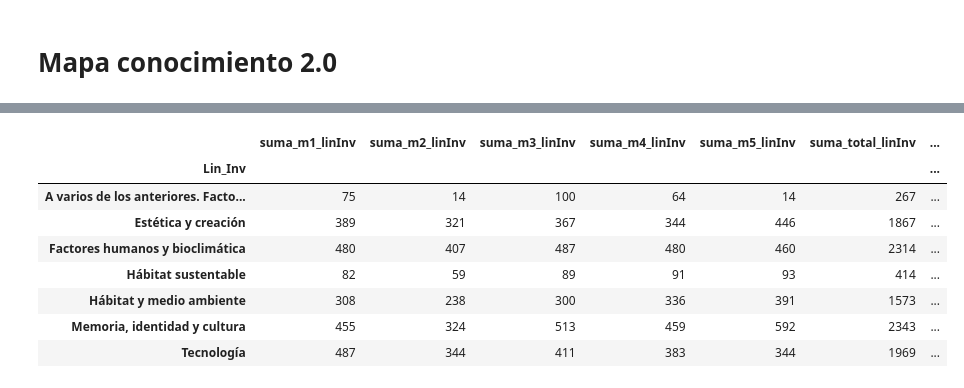
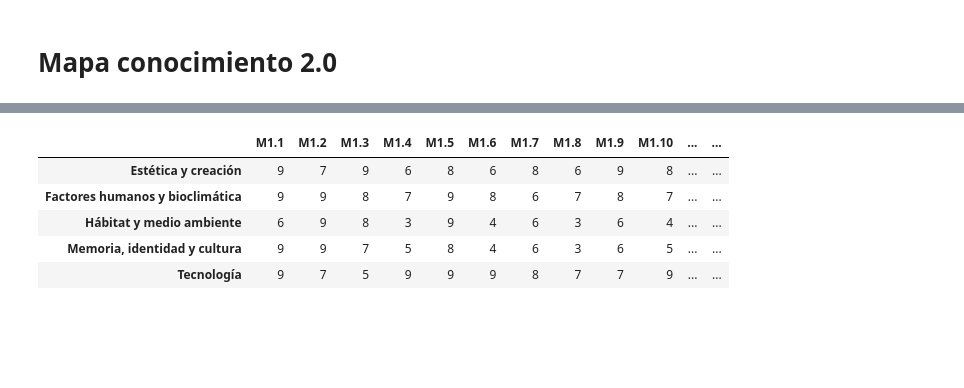
Before and after one commit to alejonaranjo83/mapa_conocimiento_v2, a Jupyter notebook: notebooks/0.1-alejo-data_read_process.ipynb, the cells around one changed output, grey strips where cells are left out. Drawn from its saved outputs; the diff is of its cells as text; code cells hidden in the pictures; blank space fills up the shorter version.

```diff
--- a/notebooks/0.1-alejo-data_read_process.ipynb
+++ b/notebooks/0.1-alejo-data_read_process.ipynb
@@ -95,5 +95,8 @@ completa = completa.rename(columns={
 # Poniendo todos los nombres en mayúscula solo en el primer caracter
 completa["Nombre"] = completa["Nombre"].str.title()
 
+#Eliminando columna con cédula
+completa.drop("ID", axis=1, inplace=True)
+
 completa.head()
 # %% [output]
@@ -142,0 +146,17 @@ memory usage: 14.5+ KB
+# %%
+# Convirtiendo valores de algunos profes
+
+# Definir los nombres a buscar
+nombres_a_buscar = ["Lucas Arango Diaz", "Valentina Zuluaga Puerta"]
+
+# Realizar la modificación de los valores en la columna "Lin_Inv"
+fai.loc[fai["Nombre"].isin(nombres_a_buscar), "Lin_Inv"] = "Factores humanos y bioclimática"
+
+# Realizar la conversión del nombre de Karol
+fai["Nombre"] = fai["Nombre"].str.replace(".", " ", regex=False).str.split("@", expand=True)[0]
+
+fai = fai.sort_values("Nombre")
+
+fai = fai.reset_index(drop=True)
+
+fai
@@ -255,40 +325,73 @@ df_fai_perfil
 # %%
 # Creando DF con suma de valores por misión según línea de investigación
-df_lin_inv = fai.groupby('Lin_Inv')[['suma_m1_psna', 'suma_m2_psna', 'suma_m3_psna', 'suma_m4_psna', 'suma_m5_psna']].sum()
+df_lin_inv_porcent = fai.groupby('Lin_Inv')[['suma_m1_psna', 'suma_m2_psna', 'suma_m3_psna', 'suma_m4_psna', 'suma_m5_psna']].sum()
 
 
 # Renombrando columnas
-df_lin_inv = df_lin_inv.rename(columns={
+df_lin_inv_porcent = df_lin_inv_porcent.rename(columns={
     "suma_m1_psna": "suma_m1_linInv",
     "suma_m2_psna": "suma_m2_linInv",
     "suma_m3_psna": "suma_m3_linInv",
     "suma_m4_psna": "suma_m4_linInv",
     "suma_m5_psna": "suma_m5_linInv"
 })
 
 # Sumar los valores de las columnas en cada fila
-df_lin_inv['suma_total_linInv'] = df_lin_inv[['suma_m1_linInv',
+df_lin_inv_porcent['suma_total_linInv'] = df_lin_inv_porcent[['suma_m1_linInv',
                               'suma_m2_linInv',
                               'suma_m3_linInv',
                               'suma_m4_linInv',
                               'suma_m5_linInv']].sum(axis=1)
 
 # Calcular el porcentaje de cada valor con relación a la suma total y redondear esa cantidad a una sola cifra
-df_lin_inv['porc_m1_linInv'] = (df_lin_inv['suma_m1_linInv'] / df_lin_inv['suma_total_linInv'] * 100).round(1)
-df_lin_inv['porc_m2_linInv'] = (df_lin_inv['suma_m2_linInv'] / df_lin_inv['suma_total_linInv'] * 100).round(1)
-df_lin_inv['porc_m3_linInv'] = (df_lin_inv['suma_m3_linInv'] / df_lin_inv['suma_total_linInv'] * 100).round(1)
-df_lin_inv['porc_m4_linInv'] = (df_lin_inv['suma_m4_linInv'] / df_lin_inv['suma_total_linInv'] * 100).round(1)
-df_lin_inv['porc_m5_linInv'] = (df_lin_inv['suma_m5_linInv'] / df_lin_inv['suma_total_linInv'] * 100).round(1)
+df_lin_inv_porcent['porc_m1_linInv'] = (df_lin_inv_porcent['suma_m1_linInv'] / df_lin_inv_porcent['suma_total_linInv'] * 100).round(1)
+df_lin_inv_porcent['porc_m2_linInv'] = (df_lin_inv_porcent['suma_m2_linInv'] / df_lin_inv_porcent['suma_total_linInv'] * 100).round(1)
+df_lin_inv_porcent['porc_m3_linInv'] = (df_lin_inv_porcent['suma_m3_linInv'] / df_lin_inv_porcent['suma_total_linInv'] * 100).round(1)
+df_lin_inv_porcent['porc_m4_linInv'] = (df_lin_inv_porcent['suma_m4_linInv'] / df_lin_inv_porcent['suma_total_linInv'] * 100).round(1)
+df_lin_inv_porcent['porc_m5_linInv'] = (df_lin_inv_porcent['suma_m5_linInv'] / df_lin_inv_porcent['suma_total_linInv'] * 100).round(1)
 
 
-df_lin_inv
+df_lin_inv_porcent = df_lin_inv_porcent.reset_index()
+
+df_lin_inv_porcent
+
+
+
+
+
+# Creando valores numéricos promedio por cada proyecto
+promedio_proyectos_lin_inv = {}
+
+proyectos_col_lin_inv = [
+    "M1.1", "M1.2", "M1.3", "M1.4", "M1.5", "M1.6", "M1.7", "M1.8", "M1.9", "M1.10",
+    "M2.1", "M2.2", "M2.3", "M2.4", "M2.5", "M2.6", "M2.7", "M2.8", "M2.9", "M2.10",
+    "M3.1", "M3.2", "M3.3", "M3.4", "M3.5", "M3.6", "M3.7", "M3.8", "M3.9", "M3.10",
+    "M4.1", "M4.2", "M4.3", "M4.4", "M4.5", "M4.6", "M4.7", "M4.8", "M4.9", "M4.10",
+    "M5.1", "M5.2", "M5.3", "M5.4", "M5.5", "M5.6", "M5.7", "M5.8", "M5.9", "M5.10",
+]
+
+for lin_inv in fai["Lin_Inv"].unique():
+    subset = fai[fai["Lin_Inv"] == lin_inv][proyectos_col_lin_inv]
+    promedio_proyectos_lin_inv[lin_inv] = subset.mean().apply(lambda x: int(round(x * 2)) / 2).astype(int)
+
+promedio_proyectos_lin_inv = pd.DataFrame(promedio_proyectos_lin_inv).transpose()
+
+promedio_proyectos_lin_inv.sort_index(inplace=True)
+
+promedio_proyectos_lin_inv
+
+
+
+
+# Uniendo ambos DFs
+df_lin_inv_porcent_index = df_lin_inv_porcent.set_index('Lin_Inv')
+df_lin_inv_perfil = pd.merge(promedio_proyectos_lin_inv, df_lin_inv_porcent_index, left_index=True, right_index=True)
+
+df_lin_inv_perfil
 # %% [output]
-|  | suma_m1_linInv | suma_m2_linInv | suma_m3_linInv | suma_m4_linInv | suma_m5_linInv | suma_total_linInv | ... |
-| Lin_Inv |  |  |  |  |  |  | ... |
-| A varios de los anteriores. Facto... | 75 | 14 | 100 | 64 | 14 | 267 | ... |
-| Estética y creación | 389 | 321 | 367 | 344 | 446 | 1867 | ... |
-| Factores humanos y bioclimática | 480 | 407 | 487 | 480 | 460 | 2314 | ... |
-| Hábitat sustentable | 82 | 59 | 89 | 91 | 93 | 414 | ... |
-| Hábitat y medio ambiente | 308 | 238 | 300 | 336 | 391 | 1573 | ... |
-| Memoria, identidad y cultura | 455 | 324 | 513 | 459 | 592 | 2343 | ... |
-| Tecnología | 487 | 344 | 411 | 383 | 344 | 1969 | ... |
+|  | M1.1 | M1.2 | M1.3 | M1.4 | M1.5 | M1.6 | M1.7 | M1.8 | M1.9 | M1.10 | ... | ... |
+| Estética y creación | 9 | 7 | 9 | 6 | 8 | 6 | 8 | 6 | 9 | 8 | ... | ... |
+| Factores humanos y bioclimática | 9 | 9 | 8 | 7 | 9 | 8 | 6 | 7 | 8 | 7 | ... | ... |
+| Hábitat y medio ambiente | 6 | 9 | 8 | 3 | 9 | 4 | 6 | 3 | 6 | 4 | ... | ... |
+| Memoria, identidad y cultura | 9 | 9 | 7 | 5 | 8 | 4 | 6 | 3 | 6 | 5 | ... | ... |
+| Tecnología | 9 | 7 | 5 | 9 | 9 | 9 | 8 | 7 | 7 | 9 | ... | ... |
```
Also changed, not shown: parts of 22 cells of this notebook, 6 other files.
